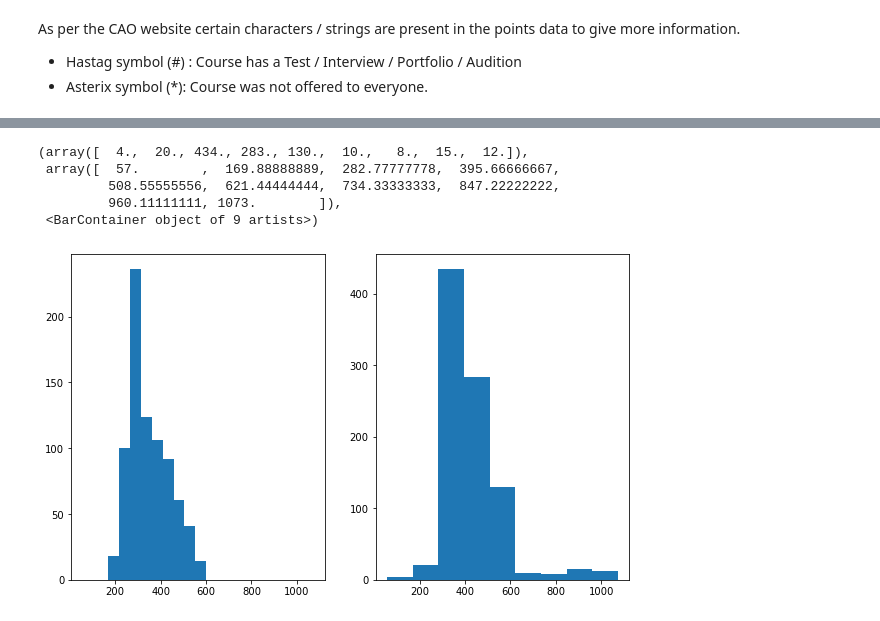
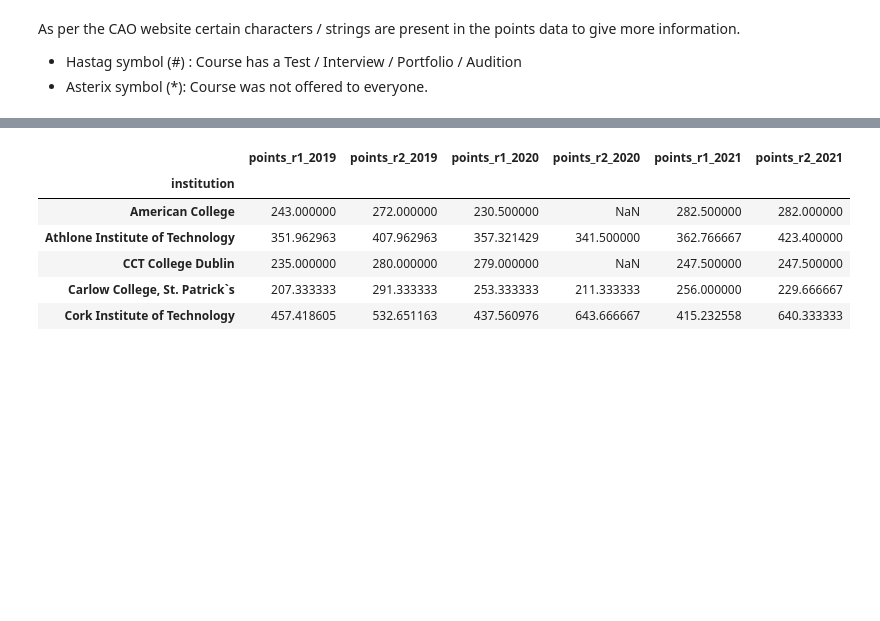
Before and after one commit to CiaranMoran27/playing_with_jupyter, a Jupyter notebook: cao.ipynb, the cells around one changed output, grey strips where cells are left out. Cells and saved outputs as stored; diff of their text form; code cells hidden in the pictures; blank space fills up the shorter version.

```diff
--- a/cao.ipynb
+++ b/cao.ipynb
@@ -521,12 +447,0 @@ Column points_r2_2019 * count = 1.0
-# %%
-'''
-all_courses['*r_2021'] = np.where(all_courses['points_r1_2021'].str.contains('\*'), '*',
-                                  np.where(all_courses['points_r2_2021'].str.contains('\*'), '*', '')
-
-all_courses['*r_2021'] = np.where(all_courses['points_r1_2021'].str.contains('\*'), '*',
-
-                                  np.where(all_courses['points_r2_2021'].str.contains('\*'), '*', '')
-
-all_courses['Test/Interview #'] = all_courses.where((df['R1 POINTS'].str.contains('#')) |
-                                      (df['R2 POINTS'].str.contains('#')), '#', '')
-'''
@@ -575,11 +491,11 @@ ax2.hist(x4, bins = 9)
-# %%
-fig, (ax1, ax2) = plt.subplots(1, 2, figsize = (10,6), sharex=True)
-ax1.hist(x5, bins = 9)
-ax2.hist(x6, bins = 9)
-# %% [output]
-(array([  4.,  20., 434., 283., 130.,  10.,   8.,  15.,  12.]),
- array([  57.        ,  169.88888889,  282.77777778,  395.66666667,
-         508.55555556,  621.44444444,  734.33333333,  847.22222222,
-         960.11111111, 1073.        ]),
- <BarContainer object of 9 artists>)
-[figure, removed]
+# %%
+df_institution = all_courses.groupby('institution').mean()
+df_institution.head(5)
+# %% [output]
+|  | points_r1_2019 | points_r2_2019 | points_r1_2020 | points_r2_2020 | points_r1_2021 | points_r2_2021 |
+| institution |  |  |  |  |  |  |
+| American College | 243.000000 | 272.000000 | 230.500000 | NaN | 282.500000 | 282.000000 |
+| Athlone Institute of Technology | 351.962963 | 407.962963 | 357.321429 | 341.500000 | 362.766667 | 423.400000 |
+| CCT College Dublin | 235.000000 | 280.000000 | 279.000000 | NaN | 247.500000 | 247.500000 |
+| Carlow College, St. Patrick`s | 207.333333 | 291.333333 | 253.333333 | 211.333333 | 256.000000 | 229.666667 |
+| Cork Institute of Technology | 457.418605 | 532.651163 | 437.560976 | 643.666667 | 415.232558 | 640.333333 |
```
Also changed, not shown: parts of 24 cells of this notebook, 4 other files.
